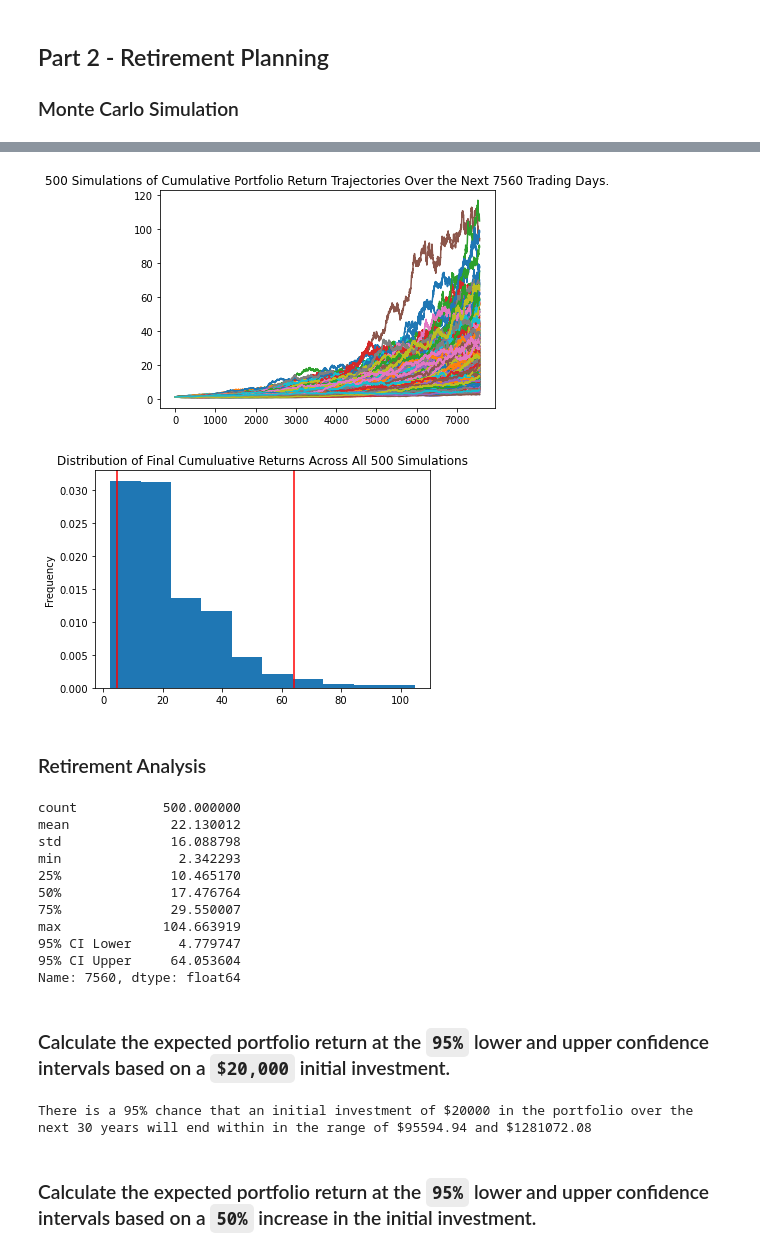
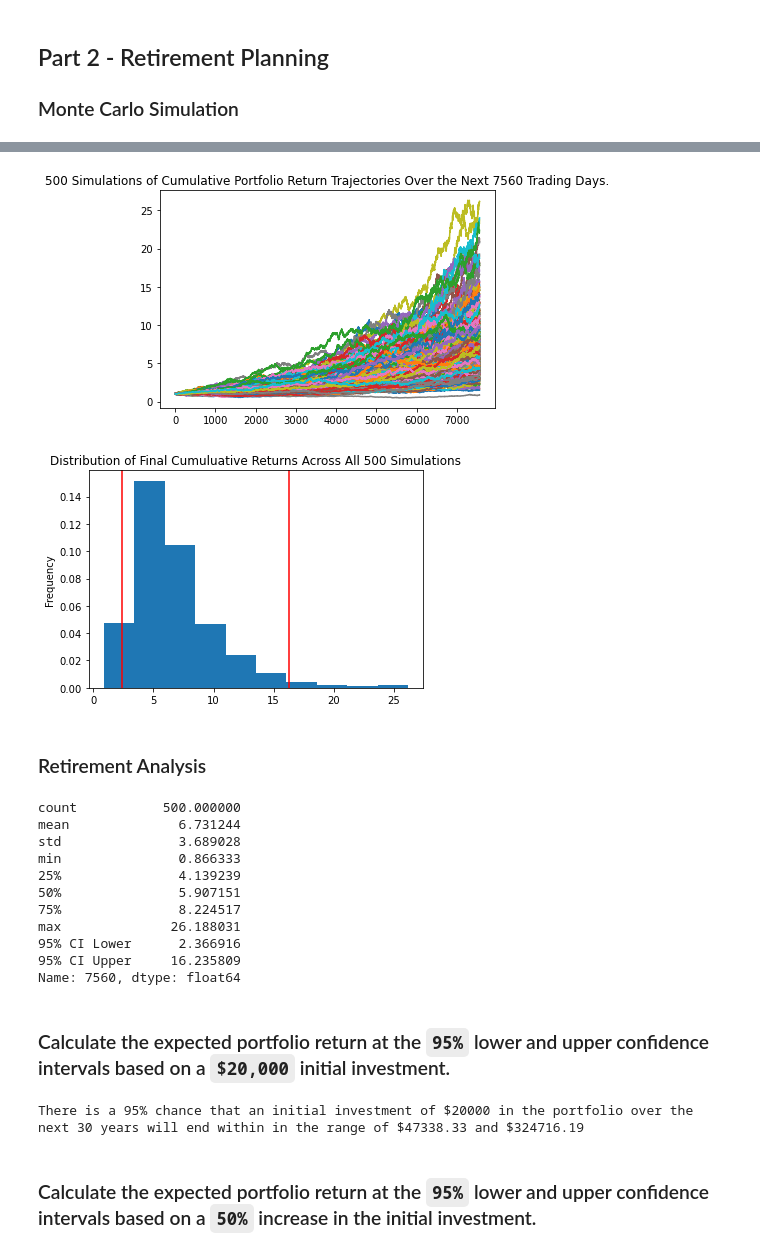
Before and after one commit to ITJedi/Unit-5---Financial-Planning, a Jupyter notebook: financial-planner.ipynb, the cells around one changed output, grey strips where cells are left out. Cells and saved outputs as stored; diff of their text form; code cells hidden in the pictures.

```diff
--- a/financial-planner.ipynb
+++ b/financial-planner.ipynb
@@ -65,9 +65,14 @@ my_spy = 50
 # %%
 # Set Alpaca API key and secret
 # YOUR CODE HERE!
-
+alpaca_api_key = os.getenv("ALPACA_API_KEY")
+alpaca_secret_key = os.getenv("ALPACA_SECRET_KEY")
 # Create the Alpaca API object
 # YOUR CODE HERE!
+alpaca = tradeapi.REST(
+    alpaca_api_key,
+    alpaca_secret_key,
+    api_version="v2")
 # %%
 # Format current date as ISO format
 # YOUR CODE HERE!
@@ -155,12 +187,28 @@ Congratulations! You have enough money in your emergency fund.
 # %%
 # Set start and end dates of five years back from today.
 # Sample results may vary from the solution based on the time frame chosen
-start_date = pd.Timestamp('2016-05-01', tz='America/New_York').isoformat()
-end_date = pd.Timestamp('2021-05-01', tz='America/New_York').isoformat()
+start_date = pd.Timestamp('2017-01-19', tz='America/New_York').isoformat()
+end_date = pd.Timestamp('2022-01-19', tz='America/New_York').isoformat()
 # %%
 # Get 5 years' worth of historical data for SPY and AGG
 # (use a limit=1000 parameter to call the most recent 1000 days of data)
 # YOUR CODE HERE!
+# Set the tickers
+tickers = ["AGG", "SPY"]
+
+# Set timeframe to '1D' for Alpaca API
+timeframe = "1D"
+
+# Get current closing prices for SPY and AGG
+# (use a limit=1000 parameter to call the most recent 1000 days of data)
+# YOUR CODE HERE!
+df_stock_data = alpaca.get_barset(
+    tickers,
+    timeframe,
+    start = start_date,
+    end = end_date,
+    limit = 1000
+).df
 
 # Display sample data
 df_stock_data.head()
@@ -175,0 +224,9 @@ df_stock_data.head()
+# %%
+# Configuring a Monte Carlo simulation to forecast 30 years cumulative returns
+# YOUR CODE HERE!
+MC_thirty_year = MCSimulation(
+    portfolio_data = df_stock_data,
+    weights = [.60,.40],
+    num_simulation = 500,
+    num_trading_days = 252*30
+)
@@ -225,32 +292,37 @@ Running Monte Carlo simulation number 490.
 # %%
 # Plot simulation outcomes
 # YOUR CODE HERE!
+line_plot = MC_thirty_year.plot_simulation()
+line_plot.get_figure().savefig("MC_thirty_year_sim_plot.png", bbox_inches="tight")
 # %% [output]
-[figure, old version]
+[figure, new version]
 # %%
 # Plot probability distribution and confidence intervals
 # YOUR CODE HERE!
+dist_plot = MC_thirty_year.plot_distribution()
+dist_plot.get_figure().savefig('MC_thirty_year_dist_plot.png',bbox_inches='tight')
 # %% [output]
-[figure, old version]
+[figure, new version]
 # %% [markdown]
 ### Retirement Analysis
 # %%
 # Fetch summary statistics from the Monte Carlo simulation results
 # YOUR CODE HERE!
-
+tbl = MC_thirty_year.summarize_cumulative_return()
 # Print summary statistics
 # YOUR CODE HERE!
+print(tbl)
 # %% [output]
 count           500.000000
-mean             22.130012
-std              16.088798
-min               2.342293
-25%              10.465170
-50%              17.476764
-75%              29.550007
-max             104.663919
-95% CI Lower      4.779747
-95% CI Upper     64.053604
+mean              6.731244
+std               3.689028
+min               0.866333
+25%               4.139239
+50%               5.907151
+75%               8.224517
+max              26.188031
+95% CI Lower      2.366916
+95% CI Upper     16.235809
 Name: 7560, dtype: float64
 # %% [markdown]
 ### Calculate the expected portfolio return at the `95%` lower and upper confidence intervals based on a `$20,000` initial investment.
@@ -260,13 +332,14 @@ initial_investment = 20000
 
 # Use the lower and upper `95%` confidence intervals to calculate the range of the possible outcomes of our $20,000
 # YOUR CODE HERE!
-
+ci_lower = round(tbl[8]*initial_investment,2)
+ci_upper = round(tbl[9]*initial_investment,2)
 # Print results
 print(f"There is a 95% chance that an initial investment of ${initial_investment} in the portfolio"
       f" over the next 30 years will end within in the range of"
       f" ${ci_lower} and ${ci_upper}")
 # %% [output]
-There is a 95% chance that an initial investment of $20000 in the portfolio over the next 30 years will end within in the range of $95594.94 and $1281072.08
+There is a 95% chance that an initial investment of $20000 in the portfolio over the next 30 years will end within in the range of $47338.33 and $324716.19
 # %% [markdown]
 ### Calculate the expected portfolio return at the `95%` lower and upper confidence intervals based on a `50%` increase in the initial investment.
 # %%
```
Also changed, not shown: parts of 12 cells of this notebook, 3 other files.
